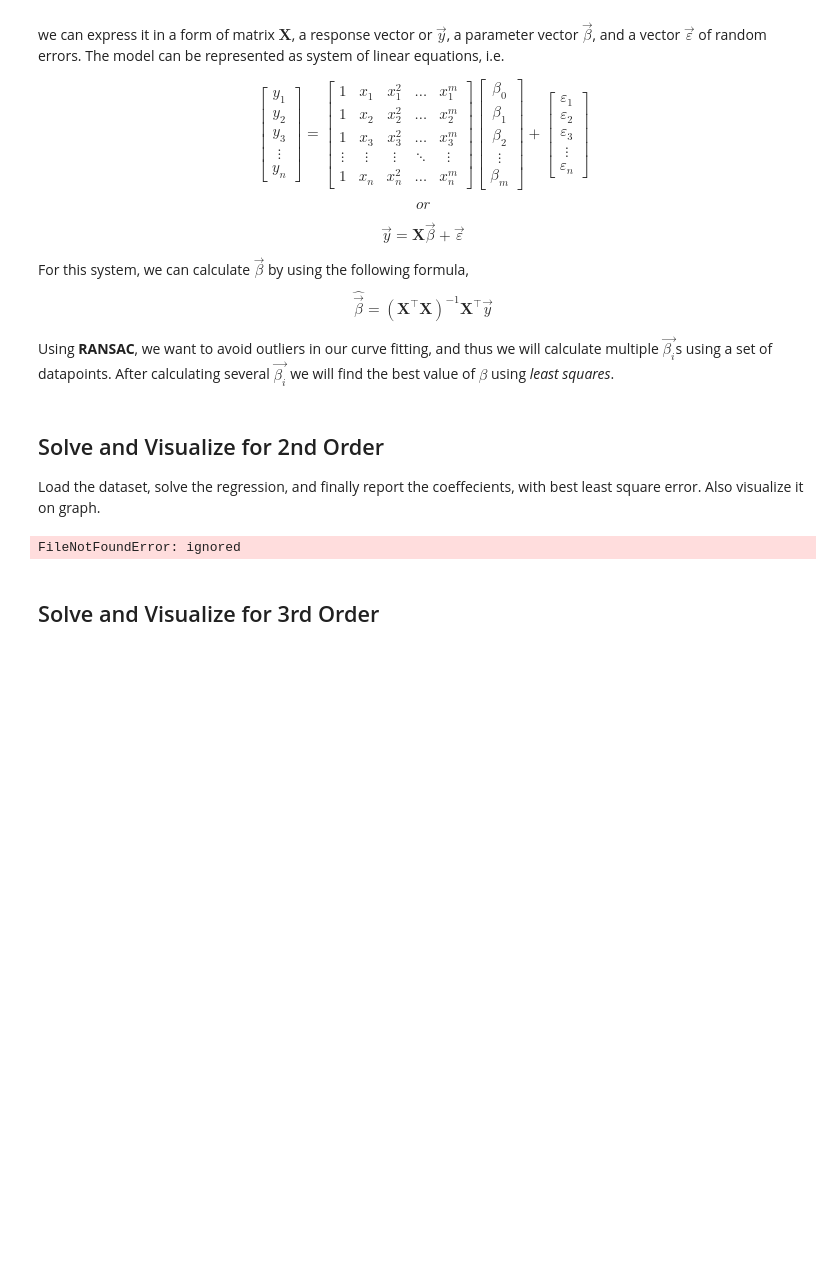
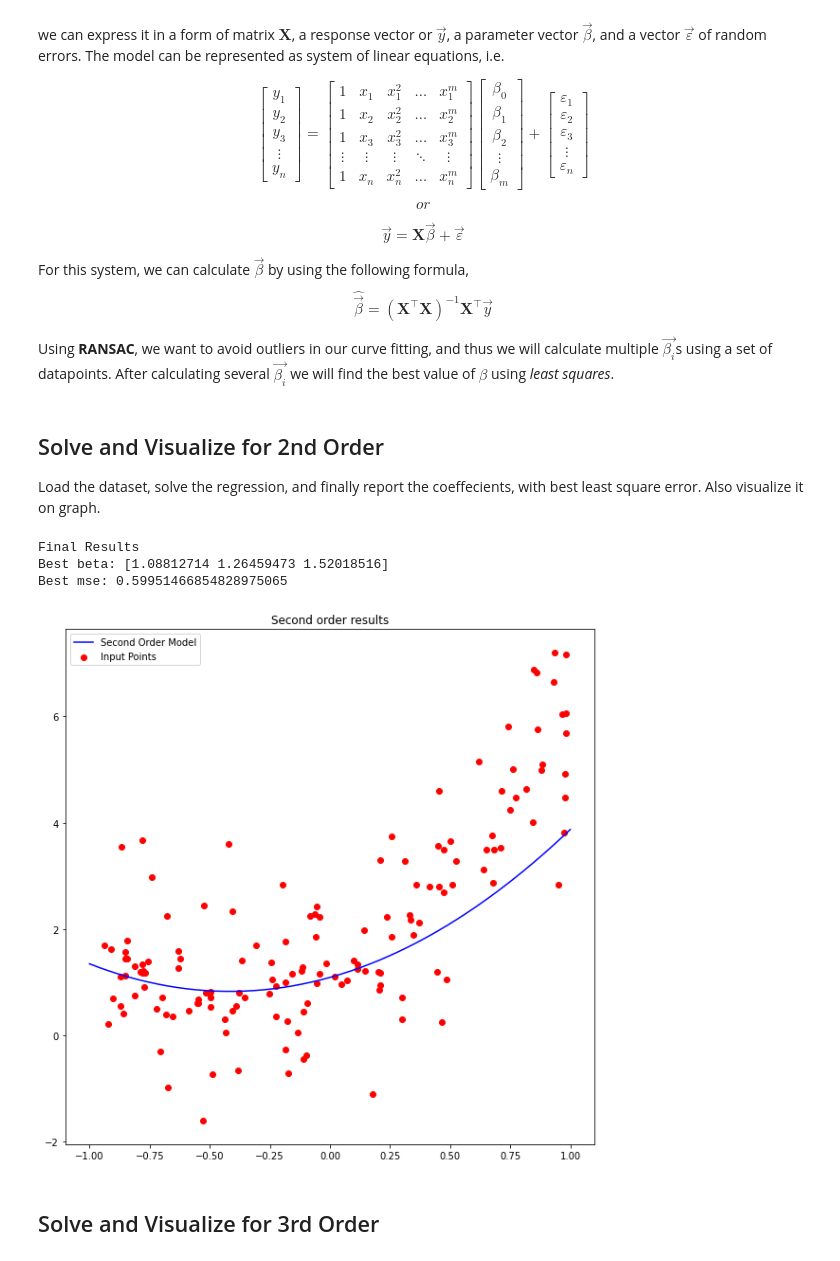
Before and after one commit to pulkitjn/RANSAC-Algorithm, a Jupyter notebook: RANSAC_Algorithm.ipynb, the cells around one changed output. Saved outputs shown, nothing was run; the diff lists cells and outputs as text; code cells hidden in the pictures; blank space fills up the shorter version.

Commit message:
Updated RANSAC_Algorithm.ipynb and changed the folder named content to sample_data

```diff
--- a/RANSAC_Algorithm.ipynb
+++ b/RANSAC_Algorithm.ipynb
@@ -160,20 +160,23 @@ def form_the_matrix_X(x,order):
 
 Load the dataset, solve the regression, and finally report the coeffecients, with best least square error. Also visualize it on graph.
 # %%
-file_location = '/content/2nd_order.csv'
+file_location = '/sample_data/2nd_order.csv'
 x_second_order,y_second_order = get_data_points(file_location)
 size_second_order = len(x_second_order)
 assumed_inlier_count = int(0.2*size_second_order)
 r_second_order = Regression(2)
 best_beta_second_order, best_mse_second_order = r_second_order.solve(x_second_order,y_second_order,assumed_inlier_count)
 print()
 print('Final Results')
 print("Best beta:",np.transpose(best_beta_second_order))
 print("Best mse:",best_mse_second_order)
 
 figre2 = r_second_order.visualize(x_second_order,y_second_order)
 # %% [output]
-FileNotFoundError: ignored
+Final Results
+Best beta: [1.08812714 1.26459473 1.52018516]
+Best mse: 0.59951466854828975065
+[figure, added]
 # %% [markdown]
 ## Solve and Visualize for 3rd Order
 # %%
```
Also changed, not shown: parts of 2 cells of this notebook, 3 other files.
